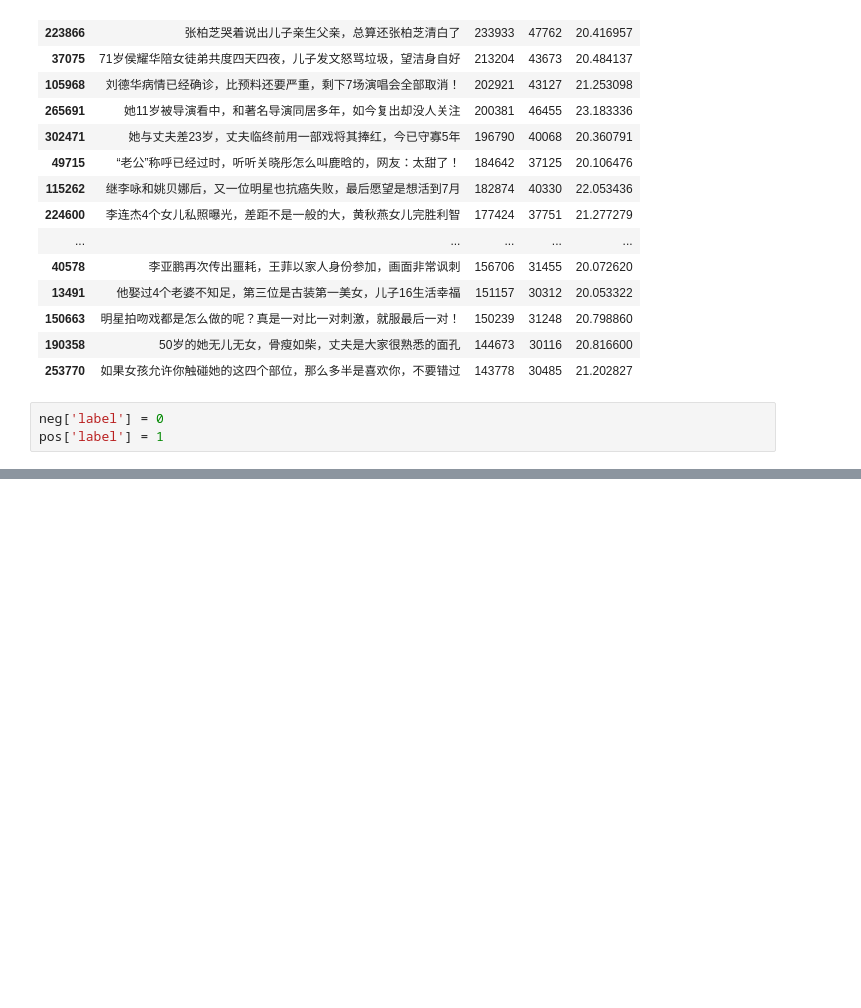
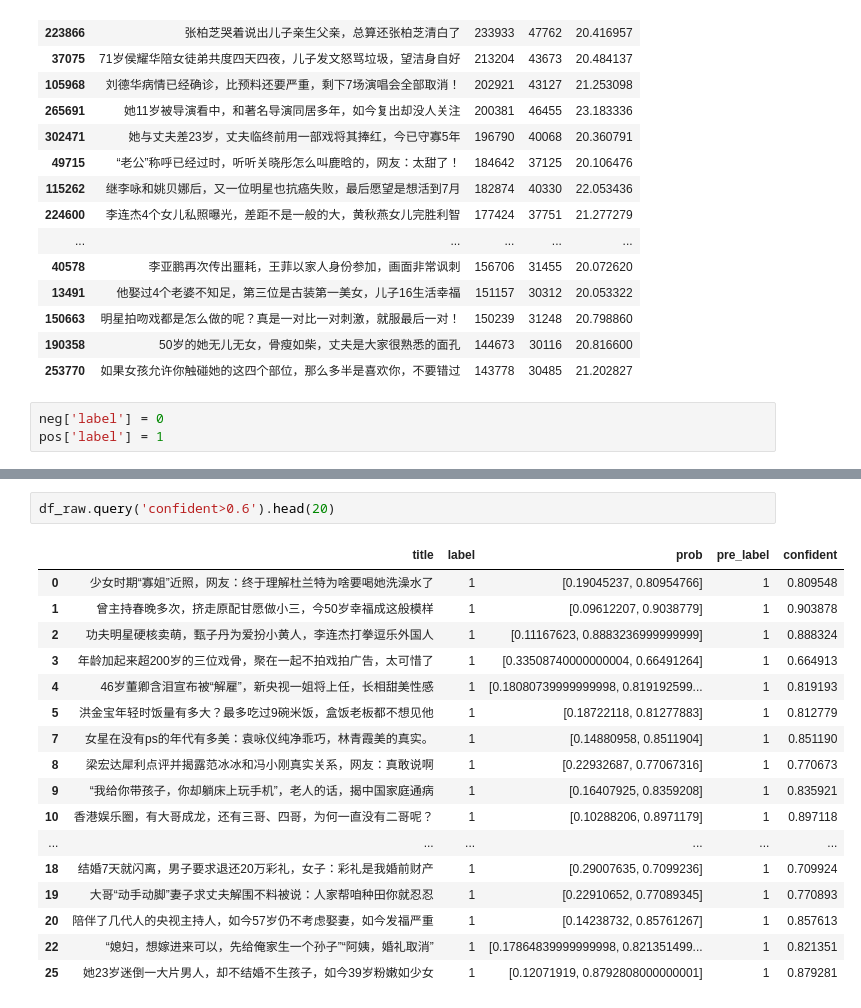
Before and after one commit to wangruichens/bert_multi_gpu, a Jupyter notebook: bert1.ipynb, the cells around one changed output, grey strips where cells are left out. Drawn from its saved outputs; the diff is of its cells as text; blank space fills up the shorter version.

```diff
--- a/bert1.ipynb
+++ b/bert1.ipynb
@@ -346,0 +282,20 @@ sns.lineplot(data=df_roc)
+# %%
+df_raw.query('confident>0.6').head(20)
+# %% [output]
+|  | title | label | prob | pre_label | confident |
+| 0 | 少女时期“寡姐”近照，网友：终于理解杜兰特为啥要喝她洗澡水了 | 1 | [0.19045237, 0.80954766] | 1 | 0.809548 |
+| 1 | 曾主持春晚多次，挤走原配甘愿做小三，今50岁幸福成这般模样 | 1 | [0.09612207, 0.9038779] | 1 | 0.903878 |
+| 2 | 功夫明星硬核卖萌，甄子丹为爱扮小黄人，李连杰打拳逗乐外国人 | 1 | [0.11167623, 0.8883236999999999] | 1 | 0.888324 |
+| 3 | 年龄加起来超200岁的三位戏骨，聚在一起不拍戏拍广告，太可惜了 | 1 | [0.33508740000000004, 0.66491264] | 1 | 0.664913 |
+| 4 | 46岁董卿含泪宣布被“解雇”，新央视一姐将上任，长相甜美性感 | 1 | [0.18080739999999998, 0.819192599... | 1 | 0.819193 |
+| 5 | 洪金宝年轻时饭量有多大？最多吃过9碗米饭，盒饭老板都不想见他 | 1 | [0.18722118, 0.81277883] | 1 | 0.812779 |
+| 7 | 女星在没有ps的年代有多美：袁咏仪纯净乖巧，林青霞美的真实。 | 1 | [0.14880958, 0.8511904] | 1 | 0.851190 |
+| 8 | 梁宏达犀利点评并揭露范冰冰和冯小刚真实关系，网友：真敢说啊 | 1 | [0.22932687, 0.77067316] | 1 | 0.770673 |
+| 9 | “我给你带孩子，你却躺床上玩手机”，老人的话，揭中国家庭通病 | 1 | [0.16407925, 0.8359208] | 1 | 0.835921 |
+| 10 | 香港娱乐圈，有大哥成龙，还有三哥、四哥，为何一直没有二哥呢？ | 1 | [0.10288206, 0.8971179] | 1 | 0.897118 |
+| ... | ... | ... | ... | ... | ... |
+| 18 | 结婚7天就闪离，男子要求退还20万彩礼，女子：彩礼是我婚前财产 | 1 | [0.29007635, 0.7099236] | 1 | 0.709924 |
+| 19 | 大哥“动手动脚”妻子求丈夫解围不料被说：人家帮咱种田你就忍忍 | 1 | [0.22910652, 0.77089345] | 1 | 0.770893 |
+| 20 | 陪伴了几代人的央视主持人，如今57岁仍不考虑娶妻，如今发福严重 | 1 | [0.14238732, 0.85761267] | 1 | 0.857613 |
+| 22 | “媳妇，想嫁进来可以，先给俺家生一个孙子”“阿姨，婚礼取消” | 1 | [0.17864839999999998, 0.821351499... | 1 | 0.821351 |
+| 25 | 她23岁迷倒一大片男人，却不结婚不生孩子，如今39岁粉嫩如少女 | 1 | [0.12071919, 0.8792808000000001] | 1 | 0.879281 |
```
Also changed, not shown: parts of 18 cells of this notebook, 10 other files.
